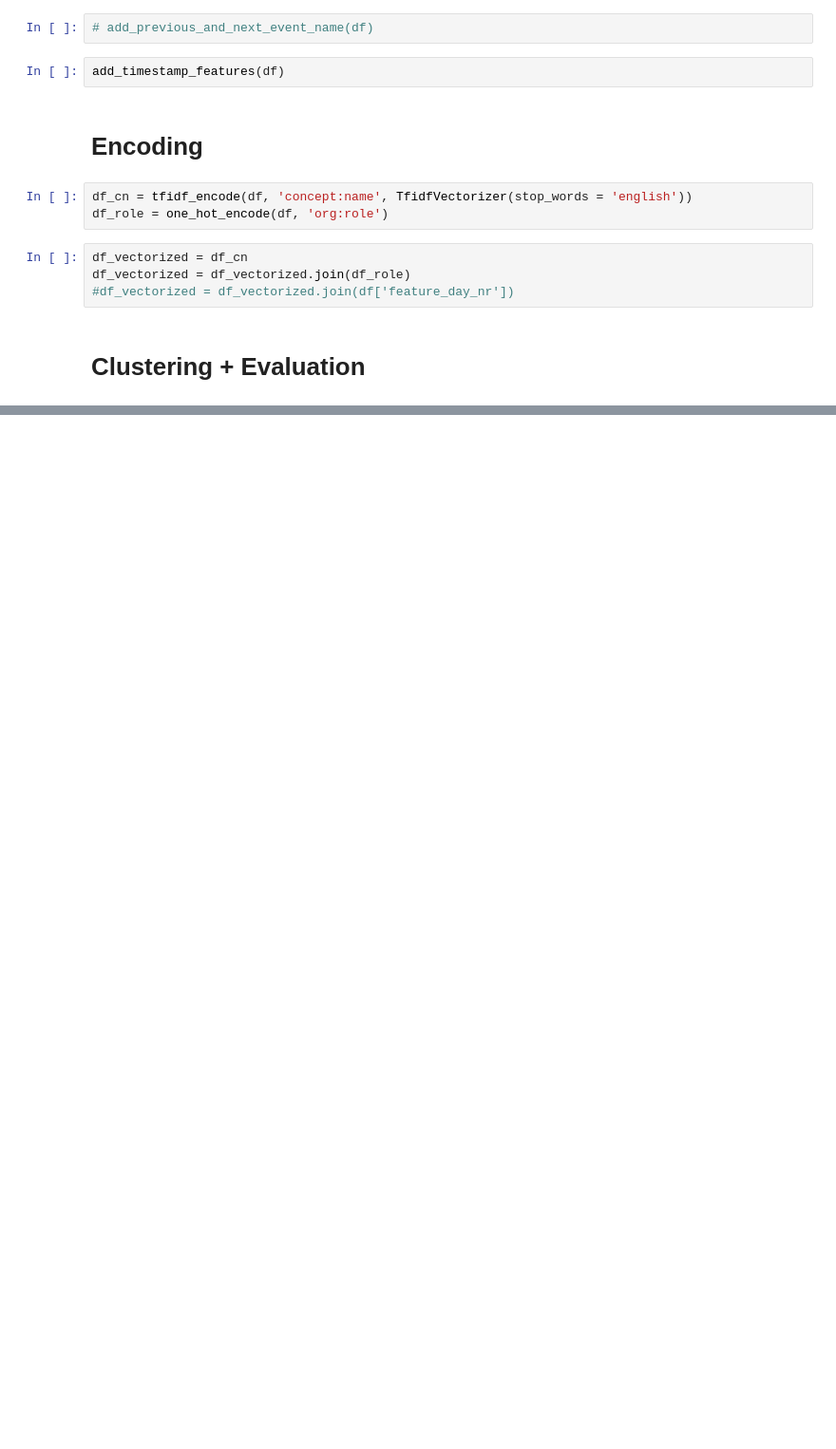
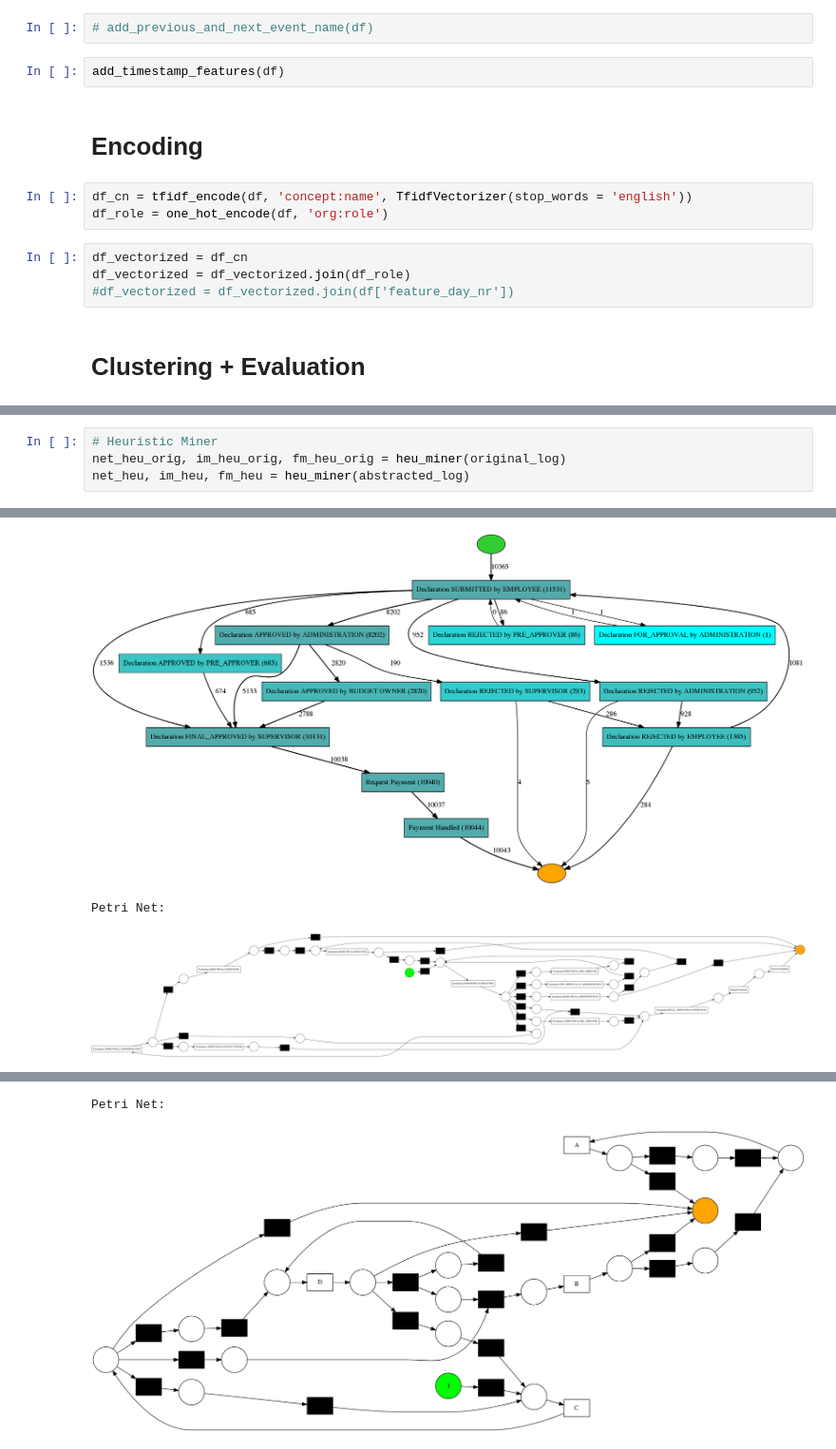
Before and after one commit to Lariiii/context-based-abstraction, a Jupyter notebook: Event_Clustering.ipynb, the cells around one changed output, grey strips where cells are left out. Shown at 95% size. Drawn from its saved outputs; the diff is of its cells as text; blank space fills up the shorter version.

```diff
--- a/Event_Clustering.ipynb
+++ b/Event_Clustering.ipynb
@@ -87,0 +187,5 @@ metrics.silhouette_score(df_vectorized, clusters)
+# %%
+# Heuristic Miner
+net_heu_orig, im_heu_orig, fm_heu_orig = heu_miner(original_log)
+net_heu, im_heu, fm_heu = heu_miner(abstracted_log)
+# %% [output]
@@ -87,0 +193,3 @@ metrics.silhouette_score(df_vectorized, clusters)
+[figure, added]
+Petri Net:
+[figure, added]
@@ -87,0 +198,2 @@ metrics.silhouette_score(df_vectorized, clusters)
+Petri Net:
+[figure, added]
```
Also changed, not shown: parts of 25 cells of this notebook, 3 other files.
